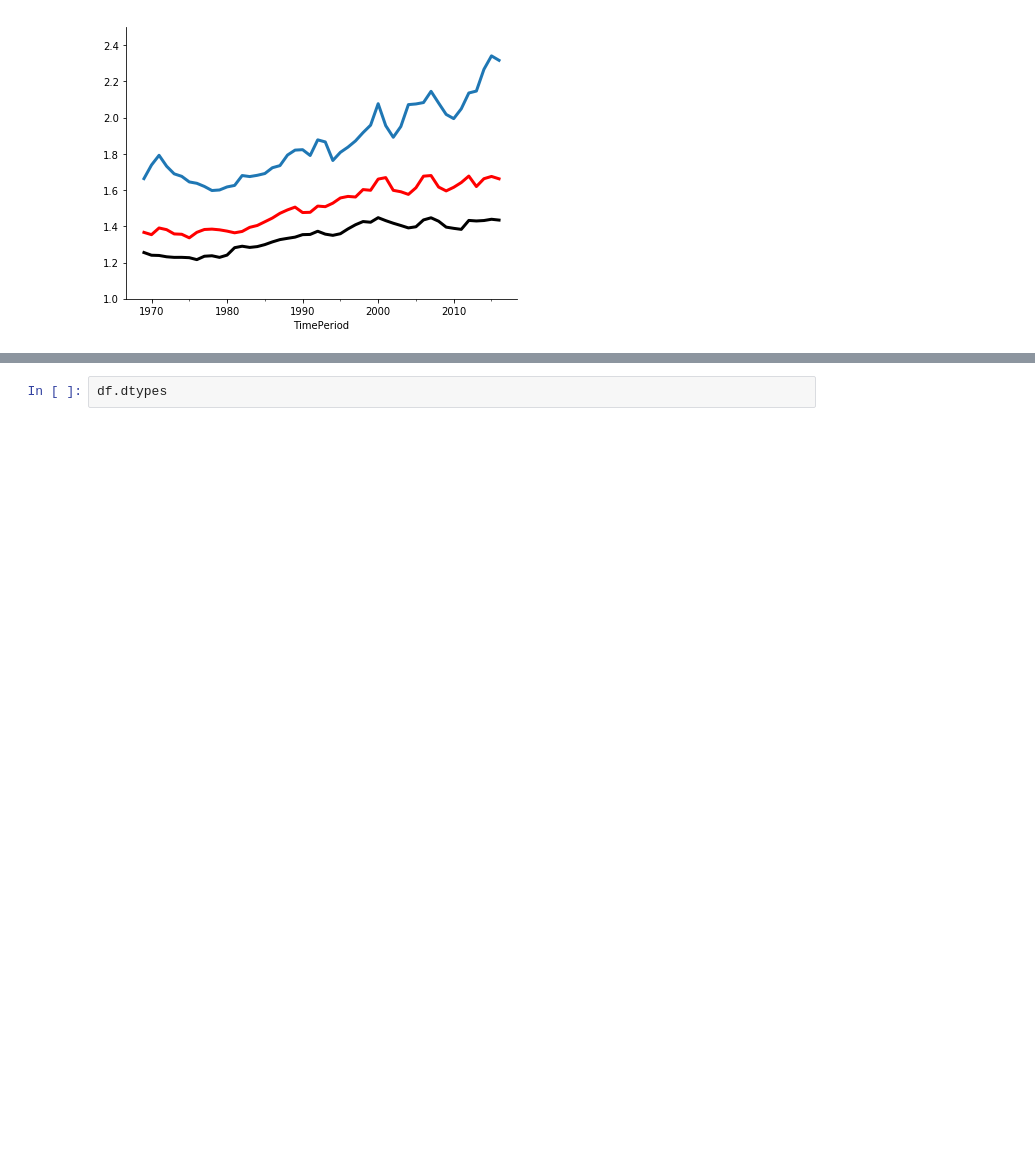
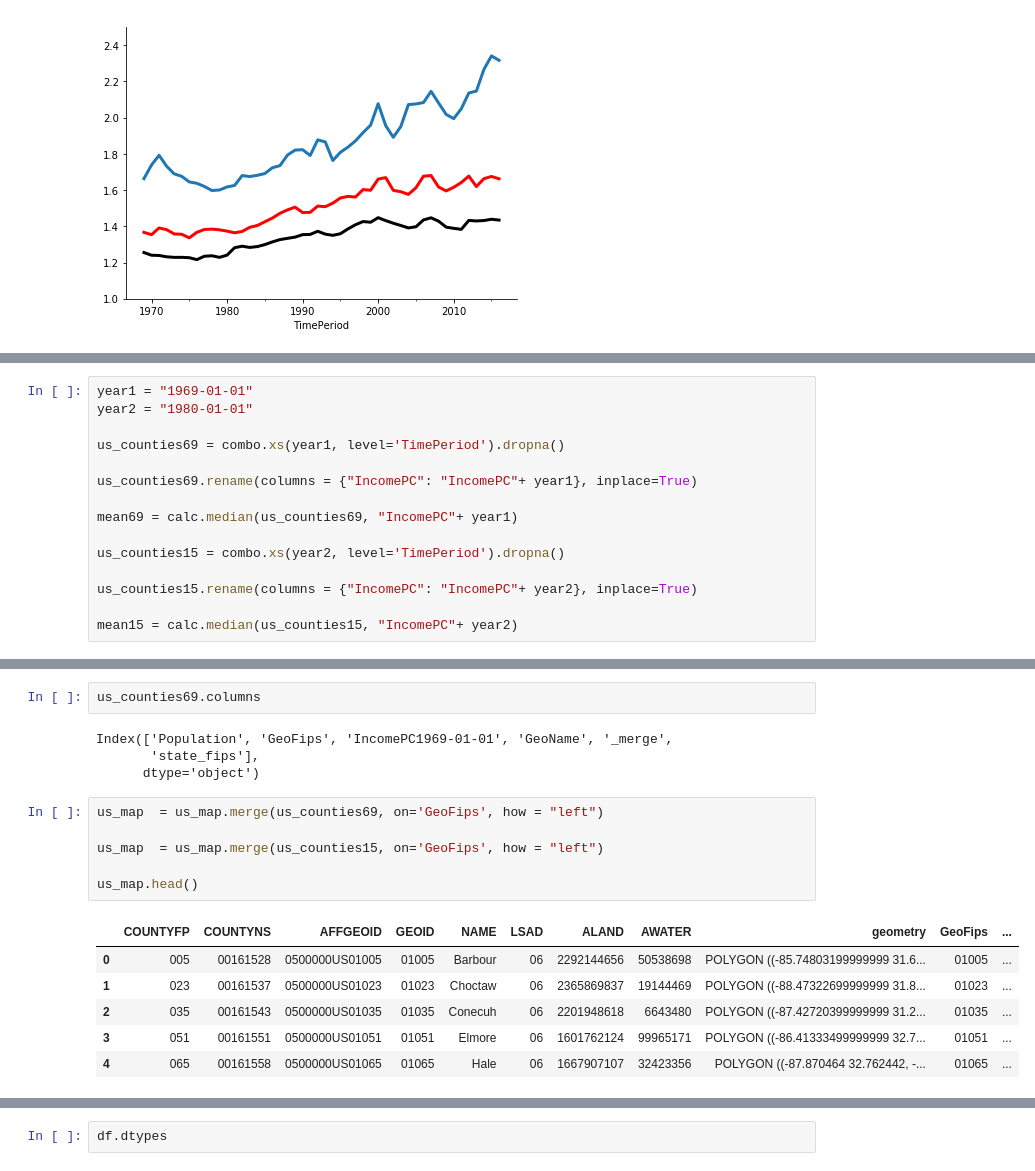
Before and after one commit to mwaugh0328/data_bootcamp_spring_2018, a Jupyter notebook: final_project/geo_bcycles_explore.ipynb, the cells around one changed output, grey strips where cells are left out. Drawn from its saved outputs; the diff is of its cells as text; blank space fills up the shorter version.

```diff
--- a/final_project/geo_bcycles_explore.ipynb
+++ b/final_project/geo_bcycles_explore.ipynb
@@ -326,0 +290,15 @@ combo.xs("1969-01-01", level='TimePeriod')
+# %%
+year1 = "1969-01-01"
+year2 = "1980-01-01"
+
+us_counties69 = combo.xs(year1, level='TimePeriod').dropna()
+
+us_counties69.rename(columns = {"IncomePC": "IncomePC"+ year1}, inplace=True)
+
+mean69 = calc.median(us_counties69, "IncomePC"+ year1)
+
+us_counties15 = combo.xs(year2, level='TimePeriod').dropna()
+
+us_counties15.rename(columns = {"IncomePC": "IncomePC"+ year2}, inplace=True)
+
+mean15 = calc.median(us_counties15, "IncomePC"+ year2)
@@ -326,0 +330,19 @@ combo.xs("1969-01-01", level='TimePeriod')
+# %%
+us_counties69.columns
+# %% [output]
+Index(['Population', 'GeoFips', 'IncomePC1969-01-01', 'GeoName', '_merge',
+       'state_fips'],
+      dtype='object')
+# %%
+us_map  = us_map.merge(us_counties69, on='GeoFips', how = "left")
+
+us_map  = us_map.merge(us_counties15, on='GeoFips', how = "left")
+
+us_map.head()
+# %% [output]
+|  | COUNTYFP | COUNTYNS | AFFGEOID | GEOID | NAME | LSAD | ALAND | AWATER | geometry | GeoFips | ... |
+| 0 | 005 | 00161528 | 0500000US01005 | 01005 | Barbour | 06 | 2292144656 | 50538698 | POLYGON ((-85.74803199999999 31.6... | 01005 | ... |
+| 1 | 023 | 00161537 | 0500000US01023 | 01023 | Choctaw | 06 | 2365869837 | 19144469 | POLYGON ((-88.47322699999999 31.8... | 01023 | ... |
+| 2 | 035 | 00161543 | 0500000US01035 | 01035 | Conecuh | 06 | 2201948618 | 6643480 | POLYGON ((-87.42720399999999 31.2... | 01035 | ... |
+| 3 | 051 | 00161551 | 0500000US01051 | 01051 | Elmore | 06 | 1601762124 | 99965171 | POLYGON ((-86.41333499999999 32.7... | 01051 | ... |
+| 4 | 065 | 00161558 | 0500000US01065 | 01065 | Hale | 06 | 1667907107 | 32423356 | POLYGON ((-87.870464 32.762442, -... | 01065 | ... |
```
Also changed, not shown: parts of 18 cells of this notebook.
